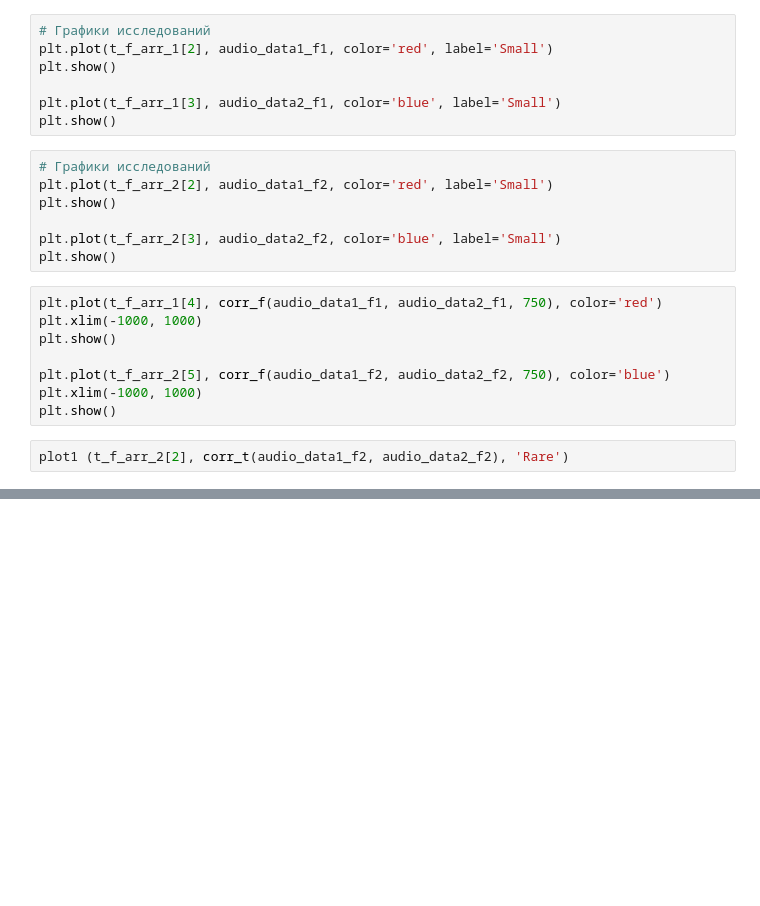
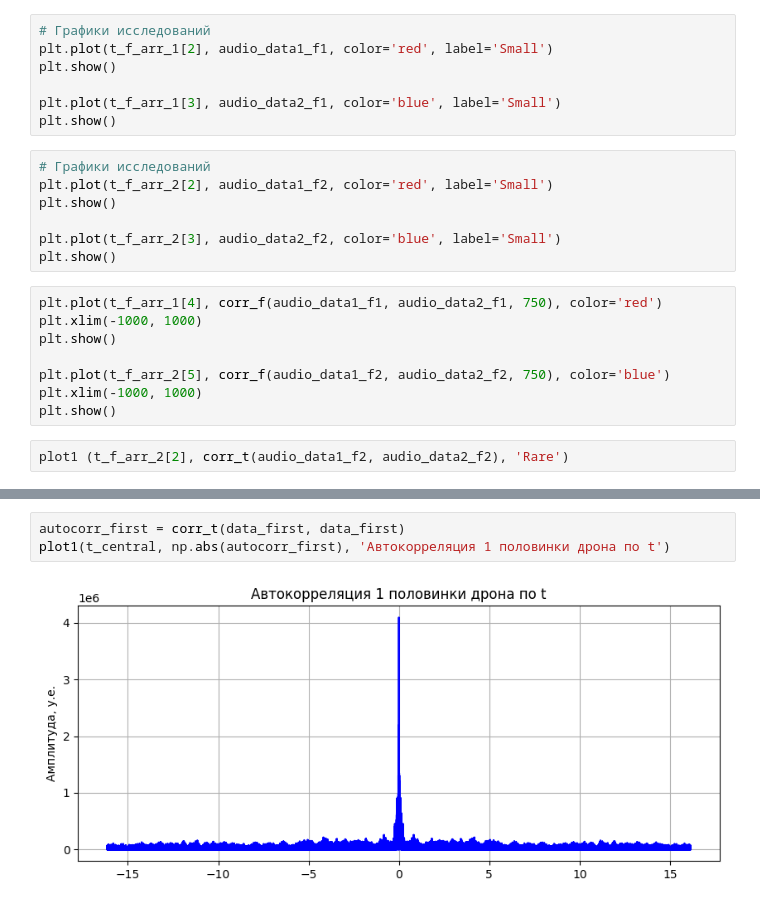
Before and after one commit to bdExplore/Scientific, a Jupyter notebook: Python/DJISummer.ipynb, the cells around one changed output, grey strips where cells are left out. Drawn from its saved outputs; the diff is of its cells as text; blank space fills up the shorter version.

```diff
--- a/Python/DJISummer.ipynb
+++ b/Python/DJISummer.ipynb
@@ -185,0 +207,5 @@ plot1_f(f1, c_f1, 'Corr_f', 2000)
+# %%
+autocorr_first = corr_t(data_first, data_first)
+plot1(t_central, np.abs(autocorr_first), 'Автокорреляция 1 половинки дрона по t')
+# %% [output]
+[figure, added]
```
Also changed, not shown: parts of 6 cells of this notebook.
